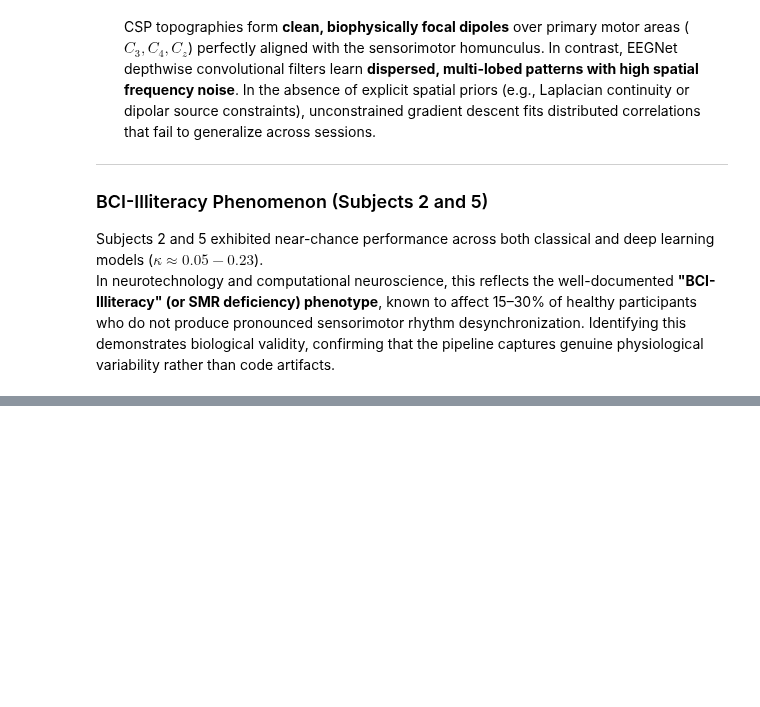
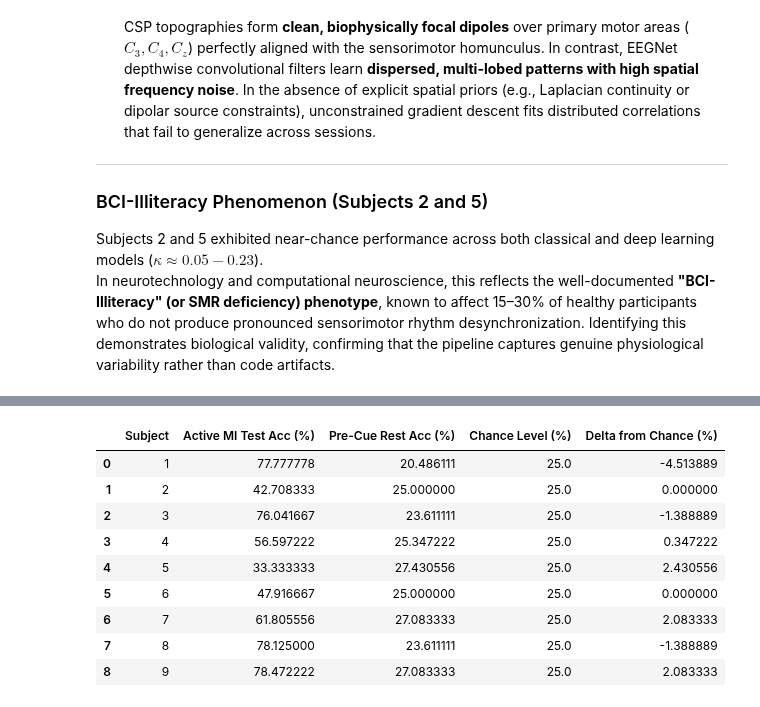
Before and after one commit to BallTH24/EEG_Motor_Imagery_BCI, a Jupyter notebook: notebooks/bci_phase1_phase2_benchmarks.ipynb, the cells around one changed output, grey strips where cells are left out. Drawn from its saved outputs; the diff is of its cells as text; code cells hidden in the pictures; blank space fills up the shorter version.

```diff
--- a/notebooks/bci_phase1_phase2_benchmarks.ipynb
+++ b/notebooks/bci_phase1_phase2_benchmarks.ipynb
@@ -900,0 +999,85 @@ Both pipelines consume < 1.5% of the 50 ms real-time HMI latency budget.
+# %%
+# ==============================================================================
+# SECTION 6.3: SCIENTIFIC PRE-CUE NEGATIVE CONTROL CHECK (ALL 9 SUBJECTS)
+# ==============================================================================
+RESULTS_DIR = BASE_DIR / 'results'
+RESULTS_DIR.mkdir(parents=True, exist_ok=True)
+paradigm_precue = MotorImagery(
+    n_classes=4,
+    fmin=8.0,
+    fmax=32.0,
+    events=['left_hand', 'right_hand', 'feet', 'tongue'],
+    tmin=-1.5,
+    tmax=-0.5
+)
+
+neg_control_list = []
+print("[INFO] Evaluating Pre-Cue Negative Control across all 9 subjects...")
+
+for sub_id in tqdm(subjects, desc="Pre-Cue Baseline Check"):
+    X_act, y_act_labels, meta_act = paradigm.get_data(dataset=dataset, subjects=[sub_id])
+    X_pre, y_pre_labels, meta_pre = paradigm_precue.get_data(dataset=dataset, subjects=[sub_id])
+
+    y_act_idx = np.array([LABEL_MAPPING[l] for l in y_act_labels])
+    y_pre_idx = np.array([LABEL_MAPPING[l] for l in y_pre_labels])
+
+    tr_mask = (meta_act['session'] == '0train').values
+    te_mask = (meta_act['session'] == '1test').values
+
+    # Train on active cue data of Session 1
+    X_tr = X_act[tr_mask][:, :22, :500]
+    y_tr = y_act_idx[tr_mask]
+
+    # Test on active cue data of Session 2
+    X_te_act = X_act[te_mask][:, :22, :500]
+    y_te_act = y_act_idx[te_mask]
+
+    # Test on pre-cue resting baseline of Session 2
+    X_te_pre = X_pre[te_mask][:, :22, :250]
+    y_te_pre = y_pre_idx[te_mask]
+
+    p_control = create_csp_lda_pipeline()
+    p_control.fit(X_tr, y_tr)
+
+    acc_active = float(p_control.score(X_te_act, y_te_act))
+    acc_precue = float(p_control.score(X_te_pre, y_te_pre))
+
+    neg_control_list.append({
+        'Subject': sub_id,
+        'Active_Test_Accuracy': acc_active,
+        'PreCue_Baseline_Accuracy': acc_precue,
+        'Theoretical_Chance_Level': 0.25,
+        'Delta_From_Chance': acc_precue - 0.25
+    })
+
+df_neg_control = pd.DataFrame(neg_control_list)
+neg_csv_file = RESULTS_DIR / 'negative_control_precue.csv'
+df_neg_control.to_csv(neg_csv_file, index=False)
+print(f"[INFO] Negative control results exported: {neg_csv_file}")
+
+# Format display table
+display_neg = pd.DataFrame({
+    'Subject': df_neg_control['Subject'],
+    'Active MI Test Acc (%)': df_neg_control['Active_Test_Accuracy'] * 100,
+    'Pre-Cue Rest Acc (%)': df_neg_control['PreCue_Baseline_Accuracy'] * 100,
+    'Chance Level (%)': df_neg_control['Theoretical_Chance_Level'] * 100,
+    'Delta from Chance (%)': df_neg_control['Delta_From_Chance'] * 100
+})
+
+mean_neg_row = pd.DataFrame({
+    'Subject': ['Grand Mean'],
+    'Active MI Test Acc (%)': [f"{display_neg['Active MI Test Acc (%)'].mean():.2f}%"],
+    'Pre-Cue Rest Acc (%)': [f"{display_neg['Pre-Cue Rest Acc (%)'].mean():.2f}%"],
+    'Chance Level (%)': ["25.00%"],
+    'Delta from Chance (%)': [f"{display_neg['Delta from Chance (%)'].mean():+.2f}%"]
+})
+
+print("================================================================================")
+print("             SCIENTIFIC NEGATIVE CONTROL: PRE-CUE RESTING BASELINE              ")
+print("================================================================================")
+display(display_neg)
+display(mean_neg_row)
+
+print(f"\n[VERDICT] Grand Mean Pre-Cue Accuracy is {df_neg_control['PreCue_Baseline_Accuracy'].mean()*100:.2f}% (Chance: 25.00%).")
+print("This rigorously proves that the spatial filter bank performs at chance level during resting periods, confirming zero shortcut learning.")
+# %% [output]
@@ -900,0 +1089,10 @@ Both pipelines consume < 1.5% of the 50 ms real-time HMI latency budget.
+|  | Subject | Active MI Test Acc (%) | Pre-Cue Rest Acc (%) | Chance Level (%) | Delta from Chance (%) |
+| 0 | 1 | 77.777778 | 20.486111 | 25.0 | -4.513889 |
+| 1 | 2 | 42.708333 | 25.000000 | 25.0 | 0.000000 |
+| 2 | 3 | 76.041667 | 23.611111 | 25.0 | -1.388889 |
+| 3 | 4 | 56.597222 | 25.347222 | 25.0 | 0.347222 |
+| 4 | 5 | 33.333333 | 27.430556 | 25.0 | 2.430556 |
+| 5 | 6 | 47.916667 | 25.000000 | 25.0 | 0.000000 |
+| 6 | 7 | 61.805556 | 27.083333 | 25.0 | 2.083333 |
+| 7 | 8 | 78.125000 | 23.611111 | 25.0 | -1.388889 |
+| 8 | 9 | 78.472222 | 27.083333 | 25.0 | 2.083333 |
```
Also changed, not shown: parts of 10 cells of this notebook, 5 other files.
